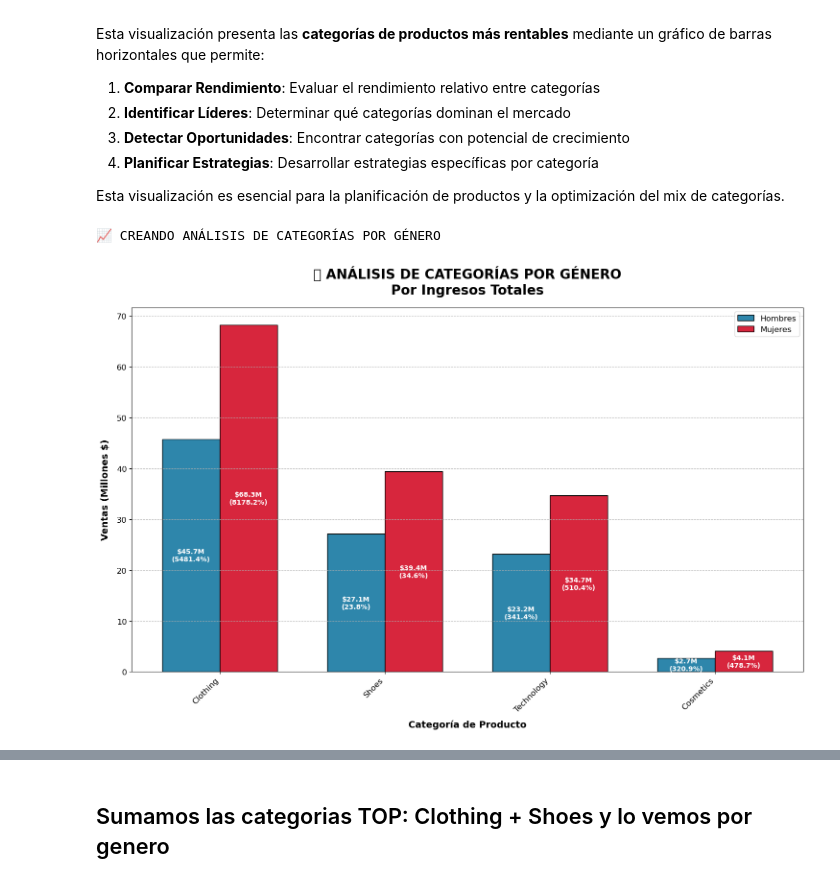
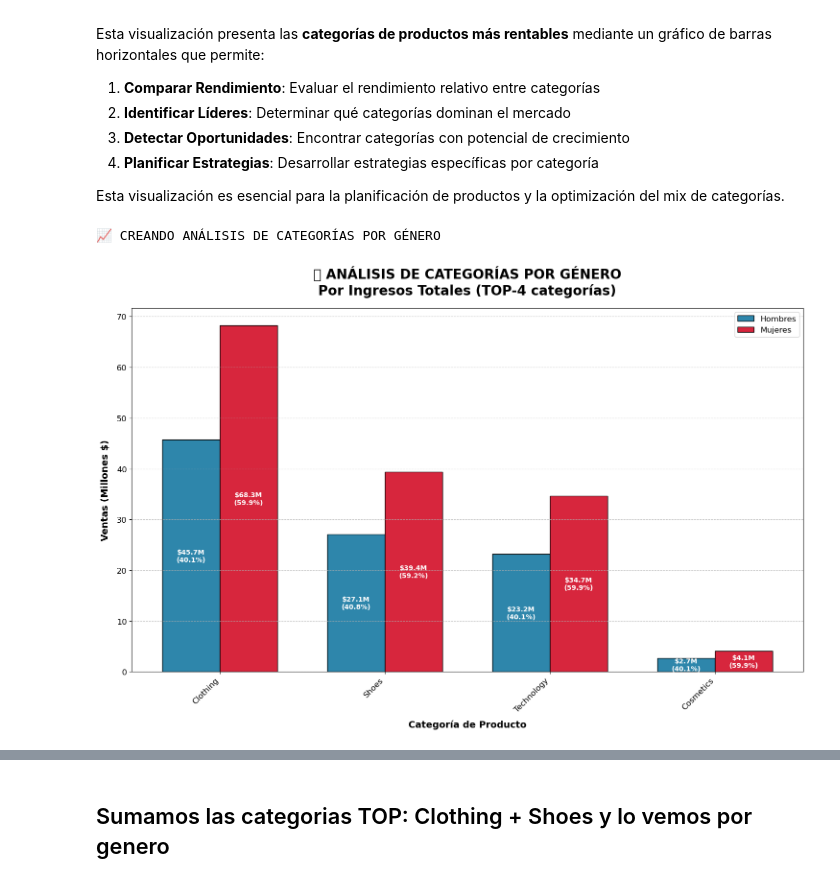
Before and after one commit to MarcosArtificialIntelligence/ABP-TS-Programacion-Y-Base-de-datos, a Jupyter notebook: Analisis-de-negocio-Ventas-Clientes-Insights.ipynb, the cells around one changed output, grey strips where cells are left out. Drawn from its saved outputs; the diff is of its cells as text; code cells hidden in the pictures.

Commit message:
Ultimos detalles en los graficos
se arreglan los % dentro de las barras

```diff
--- a/Analisis-de-negocio-Ventas-Clientes-Insights.ipynb
+++ b/Analisis-de-negocio-Ventas-Clientes-Insights.ipynb
@@ -654,74 +654,86 @@ Esta visualización es esencial para la planificación de productos y la optimiz
 def create_category_analysis_by_gender(final_df):
     """
     Crea análisis de categorías de productos desglosado por género
+    (muestra TOP-4 categorías por ingresos y % por género dentro de cada categoría)
     """
     print("\n📈 CREANDO ANÁLISIS DE CATEGORÍAS POR GÉNERO")
 
-    # Preparar datos y ordenar por total de ventas
+    # Agrupar y obtener suma por category x gender
     category_gender_sales = final_df.groupby(['category', 'gender'])['total_amount'].sum().unstack(fill_value=0)
+
+    # Totales por categoría y seleccionar TOP-4
     category_totals = category_gender_sales.sum(axis=1)
-    category_gender_sales = category_gender_sales.loc[category_totals.sort_values(ascending=False).index[:4]]
+    top_idx = category_totals.sort_values(ascending=False).index[:4]
+    category_gender_sales = category_gender_sales.loc[top_idx]
 
-    # Configurar el gráfico
+    # Recalcular totales para las categorías seleccionadas
+    category_totals = category_gender_sales.sum(axis=1)
+
+    # Asegurar series para ambos géneros (evita KeyError)
+    male_sales = category_gender_sales.get('Male', pd.Series(0, index=category_gender_sales.index)).astype(float)
+    female_sales = category_gender_sales.get('Female', pd.Series(0, index=category_gender_sales.index)).astype(float)
+
+    # Preparar gráfico
     plt.figure(figsize=(15, 10))
+    x = np.arange(len(category_gender_sales.index))
+    width = 0.35
 
-    # Crear barras para cada género
-    x = np.arange(len(category_gender_sales.index))
-    width = 0.35  # Ancho de las barras
+    bars_m = plt.bar(x - width/2, male_sales/1e6, width, label='Hombres', color='#2E86AB', edgecolor='black')
+    bars_f = plt.bar(x + width/2, female_sales/1e6, width, label='Mujeres', color='#D7263D', edgecolor='black')
 
-    # Crear barras para cada género
-    plt.bar(x - width/2, category_gender_sales['Male']/1e6, width,
-            label='Hombres', color='#2E86AB', edgecolor='black')
-    plt.bar(x + width/2, category_gender_sales['Female']/1e6, width,
-            label='Mujeres', color='#D7263D', edgecolor='black')
+    # Función segura para añadir etiquetas (valor y % dentro de la categoría)
+    def add_labels(bars, values, totals):
+        for i, bar in enumerate(bars):
+            raw_value = float(values.iloc[i])
+            total_value = float(totals.iloc[i]) if totals.iloc[i] != 0 else 0.0
+            pct = (raw_value / total_value * 100) if total_value > 0 else 0.0
+            # posición: si barra es pequeña colocar texto arriba; si es grande, dentro (centro)
+            height_millions = raw_value / 1e6
+            if height_millions < 0.05:  # muy pequeño -> texto arriba
+                y = bar.get_height() + 0.02
+                va = 'bottom'
+                color = 'black'
+            else:
+                y = bar.get_height() / 2
+                va = 'center'
+                color = 'white'
+            plt.text(bar.get_x() + bar.get_width()/2, y,
+                     f'${raw_value/1e6:.1f}M\n({pct:.1f}%)',
+                     ha='center', va=va, color=color, fontsize=10, fontweight='bold')
 
-    # Añadir etiquetas dentro de las barras
-    def add_labels(bars, data):
-        for i, bar in enumerate(bars):
-            height = data.iloc[i]
-            percentage = (height / category_totals.iloc[i]) * 100
-            plt.text(bar.get_x() + bar.get_width()/2, height/1e6/2,
-                    f'${height/1e6:.1f}M\n({percentage:.1f}%)',
-                    ha='center', va='center', color='white',
-                    fontsize=10, fontweight='bold')
+    add_labels(bars_m, male_sales, category_totals)
+    add_labels(bars_f, female_sales, category_totals)
 
-    # Aplicar etiquetas para cada género
-    add_labels(plt.gca().patches[:len(x)], category_gender_sales['Male'])
-    add_labels(plt.gca().patches[len(x):], category_gender_sales['Female'])
-
-    # Configurar el resto del gráfico
-    plt.title('🏆 ANÁLISIS DE CATEGORÍAS POR GÉNERO\nPor Ingresos Totales',
-              fontsize=20, fontweight='bold', pad=20)
+    # Ajustes finales
+    plt.title('🏆 ANÁLISIS DE CATEGORÍAS POR GÉNERO\nPor Ingresos Totales (TOP-4 categorías)', fontsize=20, fontweight='bold', pad=20)
     plt.xlabel('Categoría de Producto', fontsize=14, fontweight='bold', labelpad=10)
     plt.ylabel('Ventas (Millones $)', fontsize=14, fontweight='bold', labelpad=10)
-
-    # Configurar ejes
     plt.xticks(x, category_gender_sales.index, rotation=45, ha='right')
     plt.grid(axis='y', linestyle='--', alpha=0.7)
     plt.legend(fontsize=12, loc='upper right')
 
-    # Ajustar layout y mostrar
     plt.tight_layout()
     plt.show()
 
-    # Mostrar insights
+    # Insights
     top_category = category_totals.idxmax()
     top_revenue = category_totals.max()
-    top_percentage = (top_revenue / category_totals.sum()) * 100
+    total_top_sum = category_totals.sum() if category_totals.sum() != 0 else 1.0
+    top_percentage = (top_revenue / total_top_sum) * 100
 
     print(f"\n🏆 CATEGORÍA LÍDER:")
     print(f"   • Categoría: {top_category}")
     print(f"   • Ingresos: ${top_revenue/1e6:.1f}M")
-    print(f"   • Participación: {top_percentage:.1f}% del total")
+    print(f"   • Participación (TOP-4): {top_percentage:.1f}% del subtotal TOP-4")
 
 # Ejecutar visualización
 if 'final_df' in locals():
     create_category_analysis_by_gender(final_df)
 else:
     print("❌ No se puede crear análisis de categorías - dataset final no disponible")
 # %% [output]
 📈 CREANDO ANÁLISIS DE CATEGORÍAS POR GÉNERO
-[figure, old version]
+[figure, new version]
 🏆 CATEGORÍA LÍDER:
    • Categoría: Clothing
    • Ingresos: $114.0M
```
Also changed, not shown: parts of 1 cell of this notebook, 1 other file.
